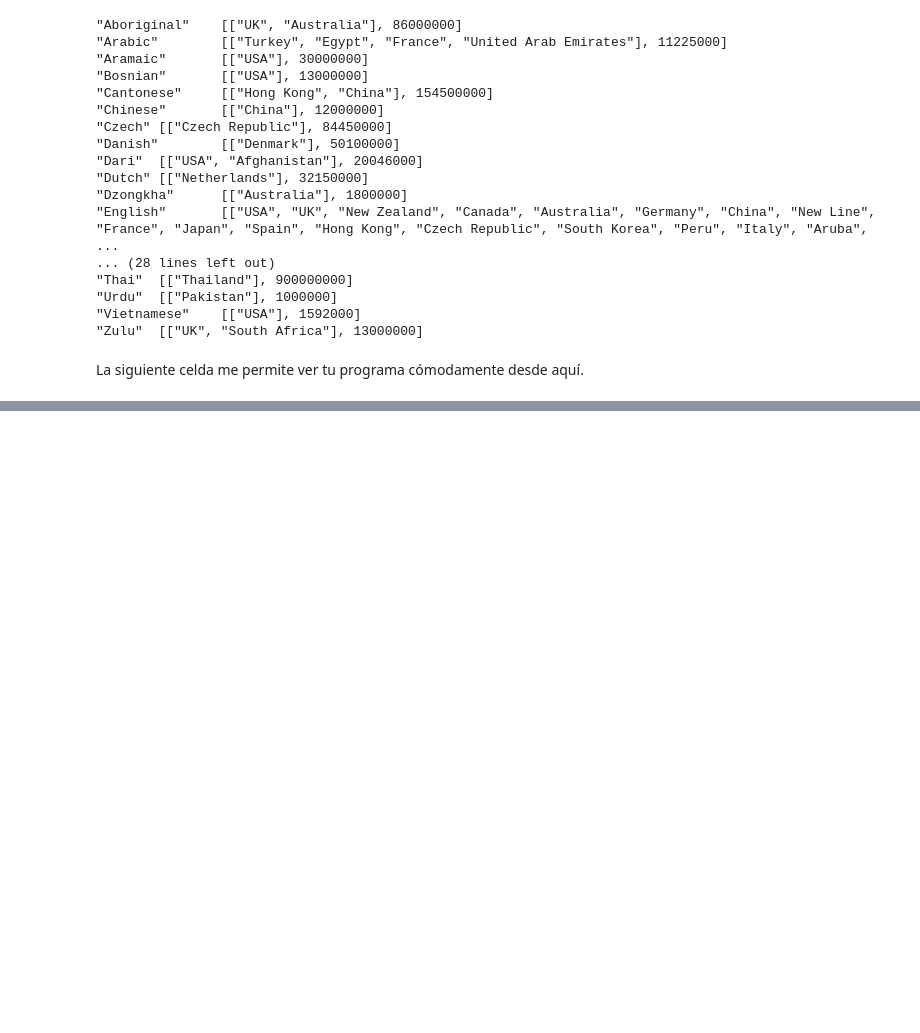
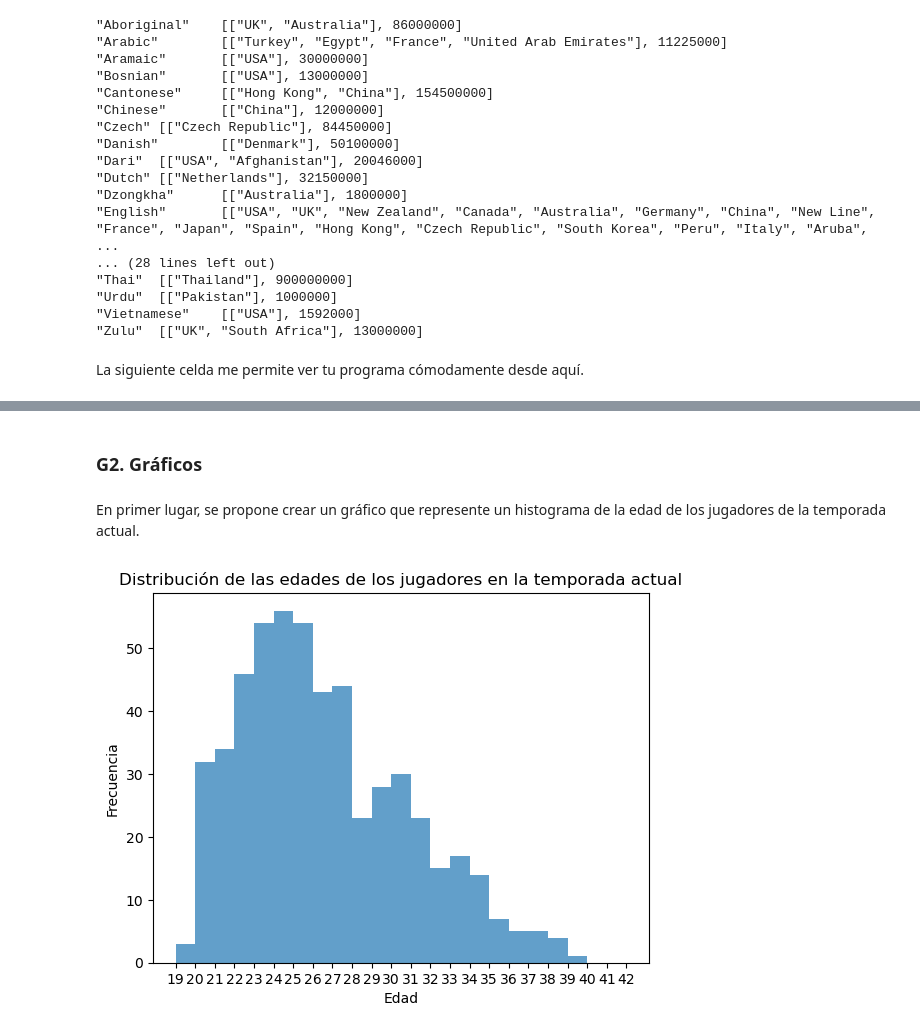
Before and after one commit to hugogs02/EntregasMaster, a Jupyter notebook: 01. Python/movies_02_entrega.ipynb, the cells around one changed output, grey strips where cells are left out. Cells and saved outputs as stored; diff of their text form; code cells hidden in the pictures; blank space fills up the shorter version.

```diff
--- a/01. Python/movies_02_entrega.ipynb
+++ b/01. Python/movies_02_entrega.ipynb
@@ -116,6 +117,7 @@ CAMPOS_INTERES = {
 FEW_FIELDS = "algunos_campos.txt"
 CAMPOS_REDUCIDOS = ['movie_title', 'color',	'director_name', 'language',
                     'country', 'actor_1_name', 'movie_imdb_link']
+OPTIONAL_DATA = 'data_in/all_seasons.csv'
 # %% [markdown]
 # Parte A. Ejercicios básicos sin usar `pandas` [2 puntos]
 # %% [markdown]
@@ -1019,0 +1024,10 @@ Tras eliminar el párrafo anterior, en verde, sustituye éste por tu enunciado,
+# %%
+jugadores = pd.read_csv(OPTIONAL_DATA, sep=',', index_col=0)
+
+jugadores_actual = jugadores[jugadores['season'] == '2022-23']
+
+media_altura_peso = jugadores_actual.groupby('team_abbreviation')[
+    ['player_height', 'player_weight']].mean().round(2)
+
+media_altura_peso.sort_values(by=['player_height', 'player_weight'],
+                              ascending=False)
@@ -1019,0 +1114,16 @@ Tras eliminar el párrafo anterior, en verde, sustituye éste por tu enunciado,
+# %% [markdown]
+### G2. Gráficos
+# %% [markdown]
+En primer lugar, se propone crear un gráfico que represente un histograma de la edad de los jugadores de la temporada actual.
+# %%
+rango = range(int(jugadores_actual['age'].min()),
+              int(jugadores_actual['age'].max()))
+
+plt.hist(jugadores_actual['age'], bins=rango, alpha=0.7)
+plt.title('Distribución de las edades de los jugadores en la temporada actual')
+plt.xlabel('Edad')
+plt.ylabel('Frecuencia')
+plt.xticks(rango)
+plt.show()
+# %% [output]
+[figure, added]
```
Also changed, not shown: parts of 30 cells of this notebook, 3 other files.
